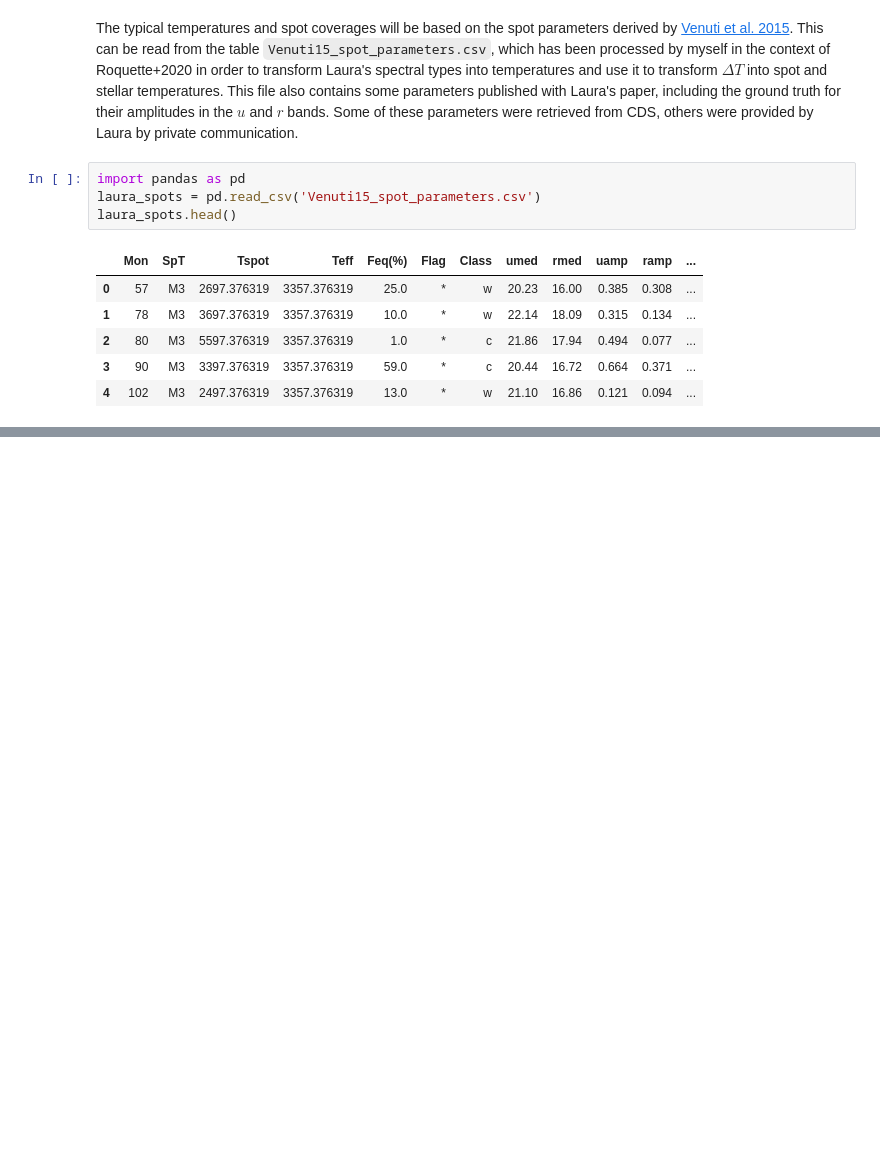
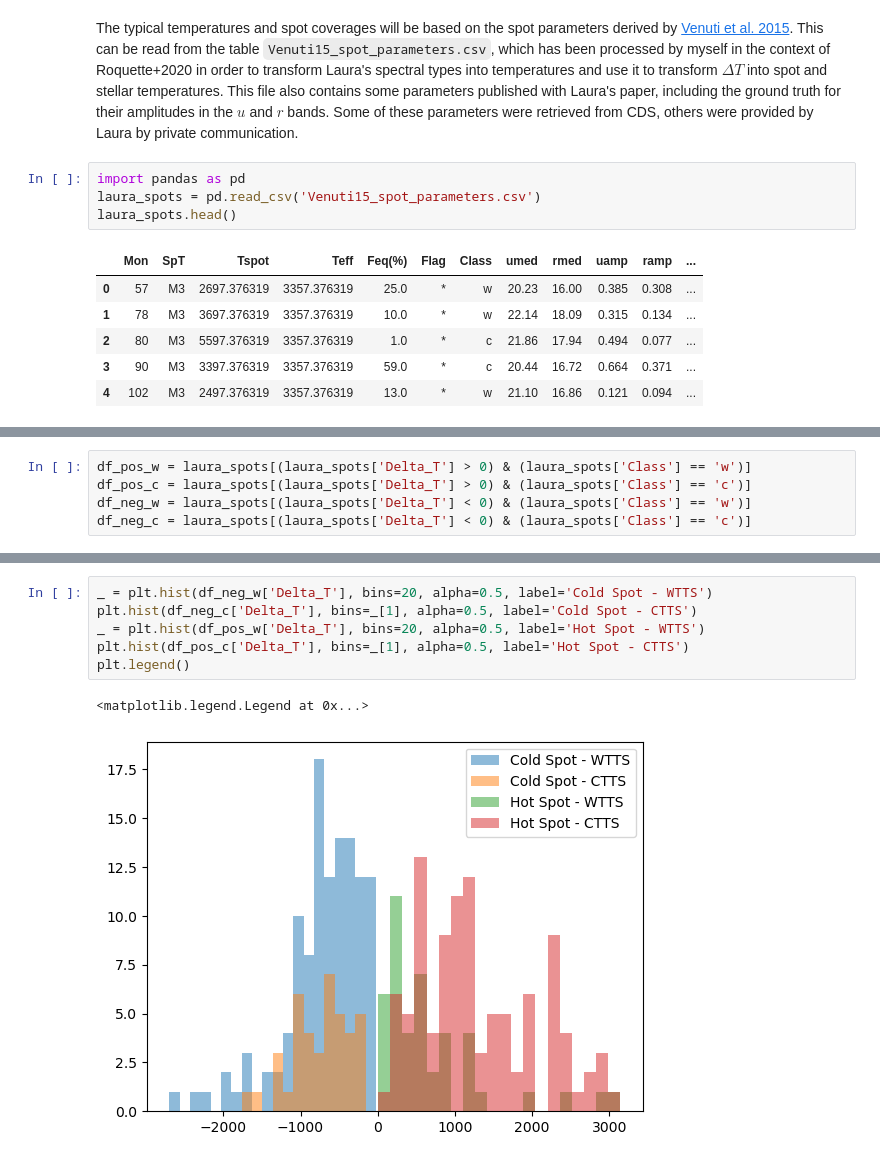
Before and after one commit to juliaroquette/spot_model, a Jupyter notebook: spot_model.ipynb, the cells around one changed output, grey strips where cells are left out. Saved outputs shown, nothing was run; the diff lists cells and outputs as text; blank space fills up the shorter version.

```diff
--- a/spot_model.ipynb
+++ b/spot_model.ipynb
@@ -197,0 +209,5 @@ laura_spots.head()
+# %%
+df_pos_w = laura_spots[(laura_spots['Delta_T'] > 0) & (laura_spots['Class'] == 'w')]
+df_pos_c = laura_spots[(laura_spots['Delta_T'] > 0) & (laura_spots['Class'] == 'c')]
+df_neg_w = laura_spots[(laura_spots['Delta_T'] < 0) & (laura_spots['Class'] == 'w')]
+df_neg_c = laura_spots[(laura_spots['Delta_T'] < 0) & (laura_spots['Class'] == 'c')]
@@ -197,0 +234,9 @@ laura_spots.head()
+# %%
+_ = plt.hist(df_neg_w['Delta_T'], bins=20, alpha=0.5, label='Cold Spot - WTTS')
+plt.hist(df_neg_c['Delta_T'], bins=_[1], alpha=0.5, label='Cold Spot - CTTS')
+_ = plt.hist(df_pos_w['Delta_T'], bins=20, alpha=0.5, label='Hot Spot - WTTS')
+plt.hist(df_pos_c['Delta_T'], bins=_[1], alpha=0.5, label='Hot Spot - CTTS')
+plt.legend()
+# %% [output]
+<matplotlib.legend.Legend at 0x...>
+[figure, added]
```
Also changed, not shown: parts of 4 cells of this notebook.
